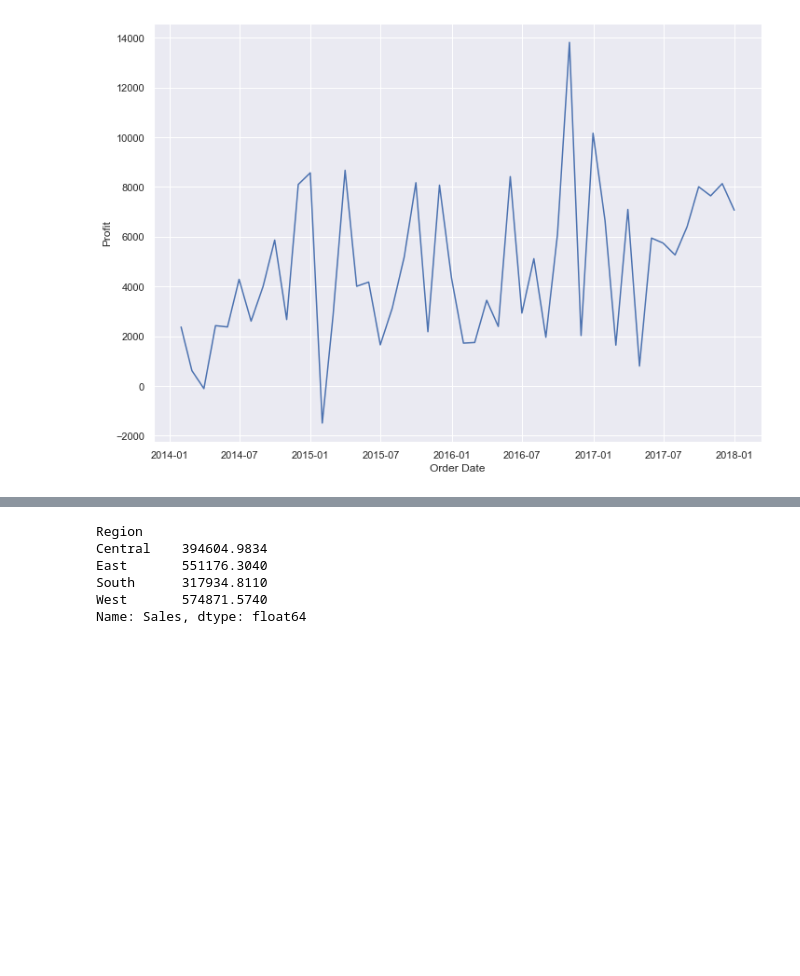
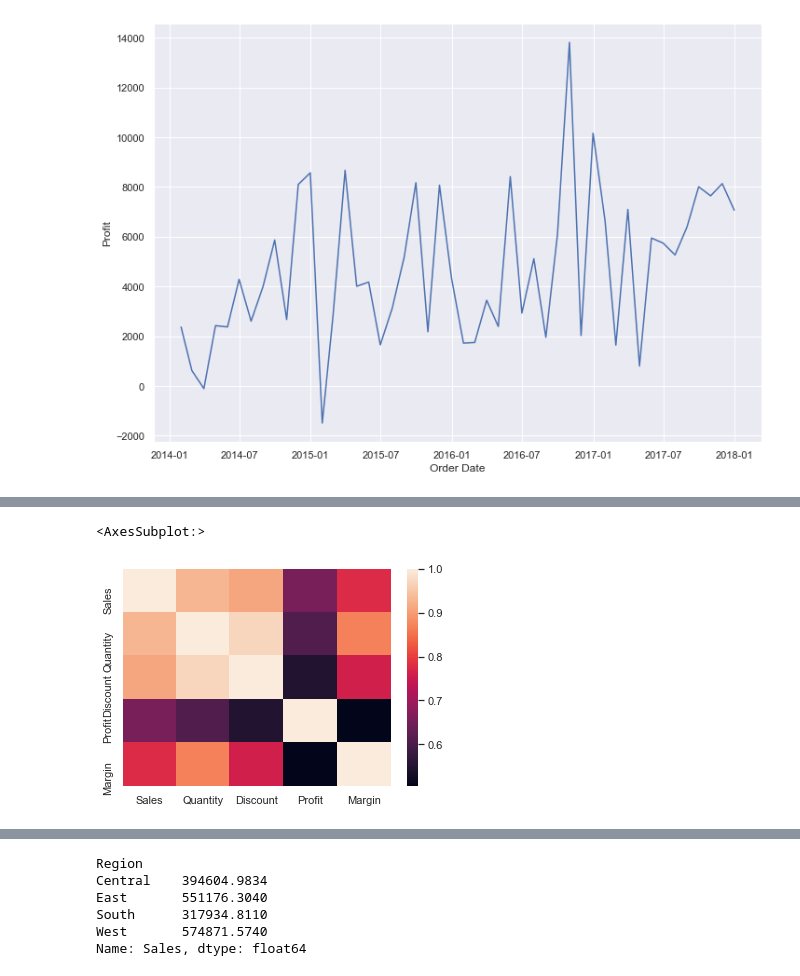
Before and after one commit to WickedoneC/Misc, a Jupyter notebook: DC_DAP/Untitled.ipynb, the cells around one changed output, grey strips where cells are left out. Drawn from its saved outputs; the diff is of its cells as text; code cells hidden in the pictures; blank space fills up the shorter version.

```diff
--- a/DC_DAP/Untitled.ipynb
+++ b/DC_DAP/Untitled.ipynb
@@ -342,0 +363,5 @@ plt.show()
+# %%
+sns.heatmap(df3[['Sales', 'Quantity', 'Discount', 'Profit', 'Margin']].corr())
+# %% [output]
+<AxesSubplot:>
+[figure, added]
```
Also changed, not shown: parts of 4 cells of this notebook.
